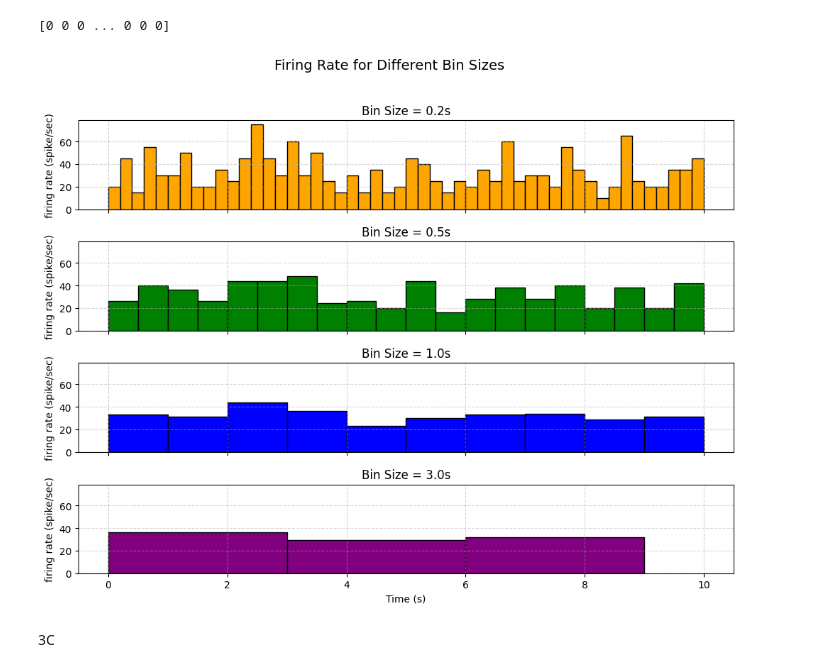
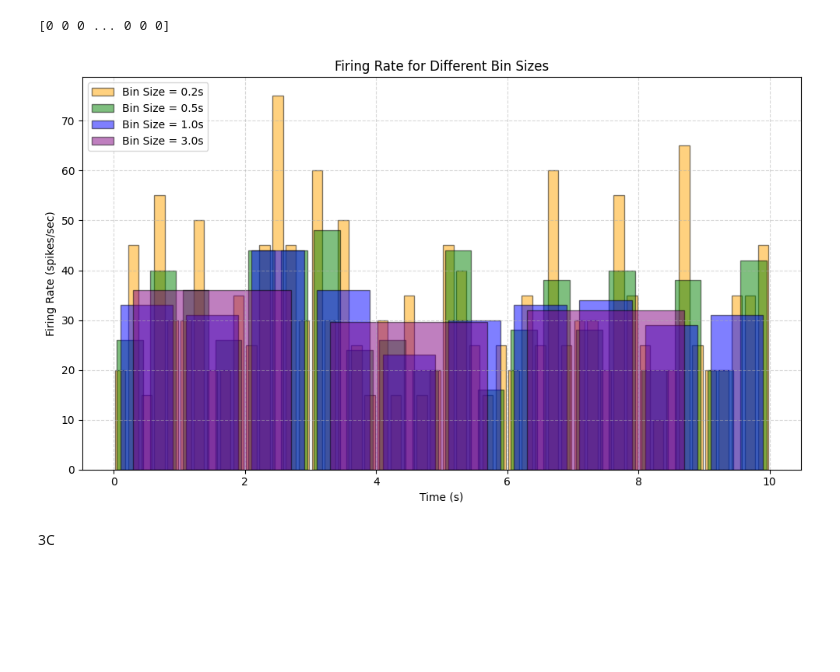
Before and after one commit to Yaelts2/SDA_HW, a Jupyter notebook: assignment1.ipynb, the cells around one changed output. Drawn from its saved outputs; the diff is of its cells as text; code cells hidden in the pictures; blank space fills up the shorter version.

```diff
--- a/assignment1.ipynb
+++ b/assignment1.ipynb
@@ -230,45 +232,42 @@ print(spike_train)
 # %% [output]
 [0 0 0 ... 0 0 0]
 # %%
-# 3B
 T = 10.0
-dt_bin = 0.001            # 1 ms
-n_bins = int(T / dt_bin)  #10000
+dt_bin = 0.001  # 1 ms
+n_bins = int(T / dt_bin)
 bin_sizes = [0.2, 0.5, 1.0, 3.0]
 colors = ['orange', 'green', 'blue', 'purple']
 
-# Set up subplots
-fig, axes = plt.subplots(len(bin_sizes), 1, figsize=(10, 8), sharex=True, sharey=True)
+# Set up one subplot
+fig, ax = plt.subplots(figsize=(10, 6))
 
 for i, bin_size in enumerate(bin_sizes):
     window_size_in_bins = int(bin_size / dt_bin)
     counts = []
 
     for start in range(0, len(spike_train), window_size_in_bins):
         end = start + window_size_in_bins
         if end > len(spike_train):
             break
         rate = spike_train[start:end].sum() / bin_size
         counts.append(rate)
 
     bin_centers = [(b + 0.5) * bin_size for b in range(len(counts))]
 
-    ax = axes[i]
-    ax.bar(bin_centers, counts, width=bin_size,edgecolor='black',  color=colors[i])
-    ax.set_ylabel("firing rate (spike/sec)")
-    ax.set_title(f"Bin Size = {bin_size}s")
+    ax.bar(bin_centers, counts, width=bin_size * 0.8, color=colors[i],
+           alpha=0.5, edgecolor='black', label=f"Bin Size = {bin_size}s")
 
-    ax.grid(True, linestyle='--', alpha=0.5)
+# Labels and design
+ax.set_xlabel("Time (s)")
+ax.set_ylabel("Firing Rate (spikes/sec)")
+ax.set_title("Firing Rate for Different Bin Sizes")
+ax.legend()
+ax.grid(True, linestyle='--', alpha=0.5)
 
-# X-axis label only on bottom plot
-axes[-1].set_xlabel("Time (s)")
-
-# Overall title
-fig.suptitle("Firing Rate for Different Bin Sizes", fontsize=14)
-plt.tight_layout(rect=[0, 0, 1, 0.96])
+plt.tight_layout()
 plt.show()
 # %% [output]
-[figure, old version]
+[figure, new version]
 # %% [markdown]
 3C
 # %%
```
Also changed, not shown: parts of 1 cell of this notebook, 7 other files.
